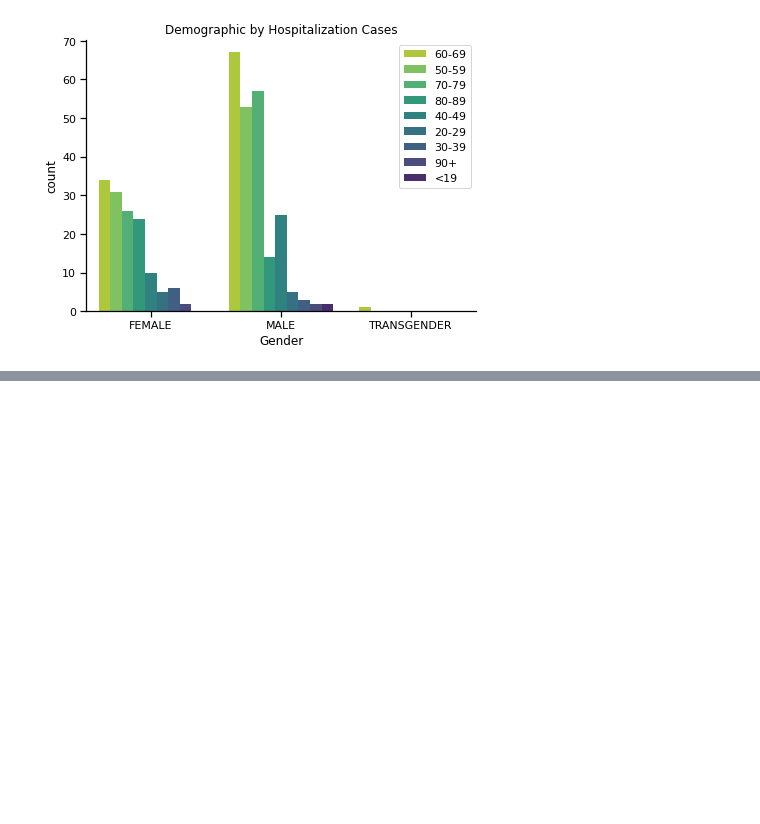
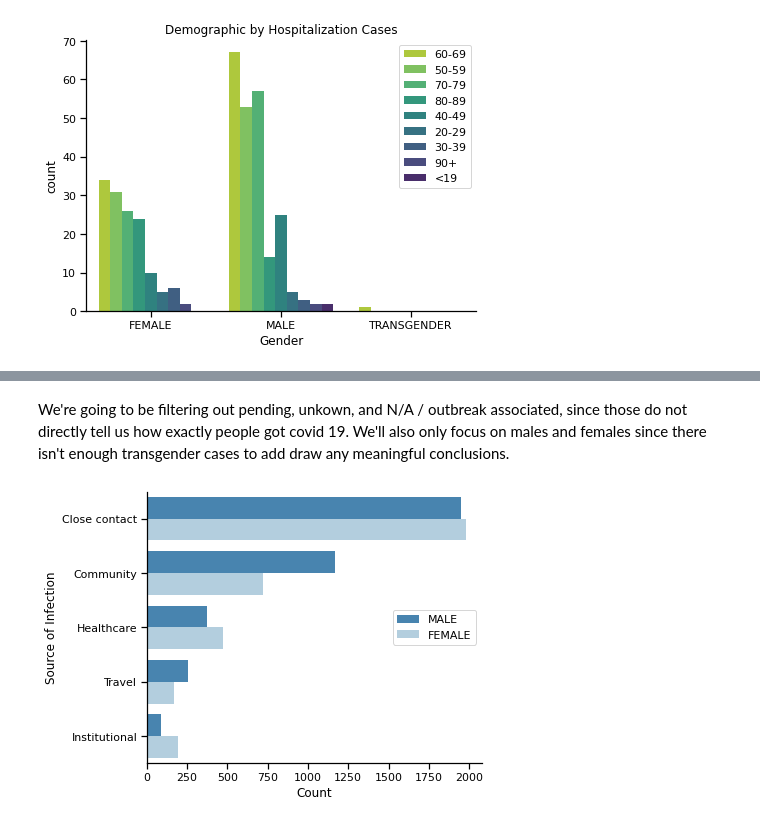
Before and after one commit to data301-2020-winter1/course-project-group_6022, a Jupyter notebook: analysis/Task 5 Folder Milestone 2/Analysis Notebook.ipynb, the cells around one changed output, grey strips where cells are left out. Drawn from its saved outputs; the diff is of its cells as text; code cells hidden in the pictures; blank space fills up the shorter version.

```diff
--- a/analysis/Task 5 Folder Milestone 2/Analysis Notebook.ipynb
+++ b/analysis/Task 5 Folder Milestone 2/Analysis Notebook.ipynb
@@ -105,0 +112,14 @@ From this data set we can also guess that females <19 are the least to be affect
+# %%
+import pandas as pd
+import numpy as np
+import pandas_profiling
+import sys, os
+import seaborn as sns
+from matplotlib import pyplot as plt
+sys.path.insert(0, os.path.abspath('..'))
+from scripts import project_functions as sc
+path ="C:\\Users\\matta\\Documents\\UBCO 20-21\\Data 301\\course-project-group_6022\\data\\raw\\COVID19 cases Toronto.csv"  #"D:\\Work\\DATA301\\course-project-group_6022\\data\\raw\\COVID19 cases Toronto.csv"
+#this formats everything quickly.
+df = sc.ez_format(path)
+
+df.head(5)
@@ -105,0 +133,16 @@ From this data set we can also guess that females <19 are the least to be affect
+# %% [markdown]
+We're going to be filtering out pending, unkown, and N/A / outbreak associated, since those do not directly tell us how exactly people got covid 19. We'll also only focus on males and females since there isn't enough transgender cases to add draw any meaningful conclusions.
+# %%
+
+df = df[~df['Source_of_Infection'].isin(['N/A - Outbreak associated','Pending','Unknown/Missing'])]
+df = df.loc[df["Gender"].str.contains("MALE")] #We're dropping all other genders and whatnots from the dataset beccause they are minscule in count.
+ls = df['Source_of_Infection'].value_counts().to_dict()
+plt.figure(figsize=(6,5))
+sns.set_context("notebook")
+sns.countplot(y = "Source_of_Infection", data =df, order = ls, hue = "Gender", palette = "Blues_r")
+plt.legend(loc = "center right")
+plt.ylabel("Source of Infection")
+plt.xlabel("Count")
+sns.despine()
+# %% [output]
+[figure, added]
```
Also changed, not shown: parts of 5 cells of this notebook, 2 other files.
